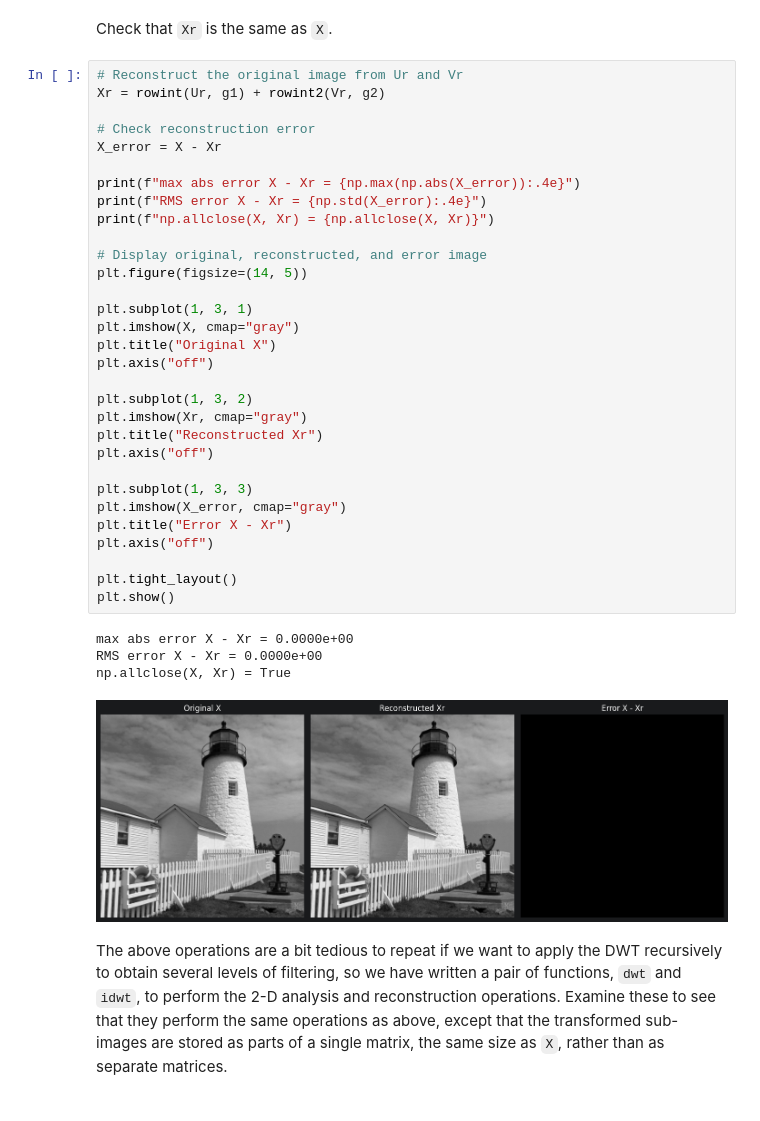
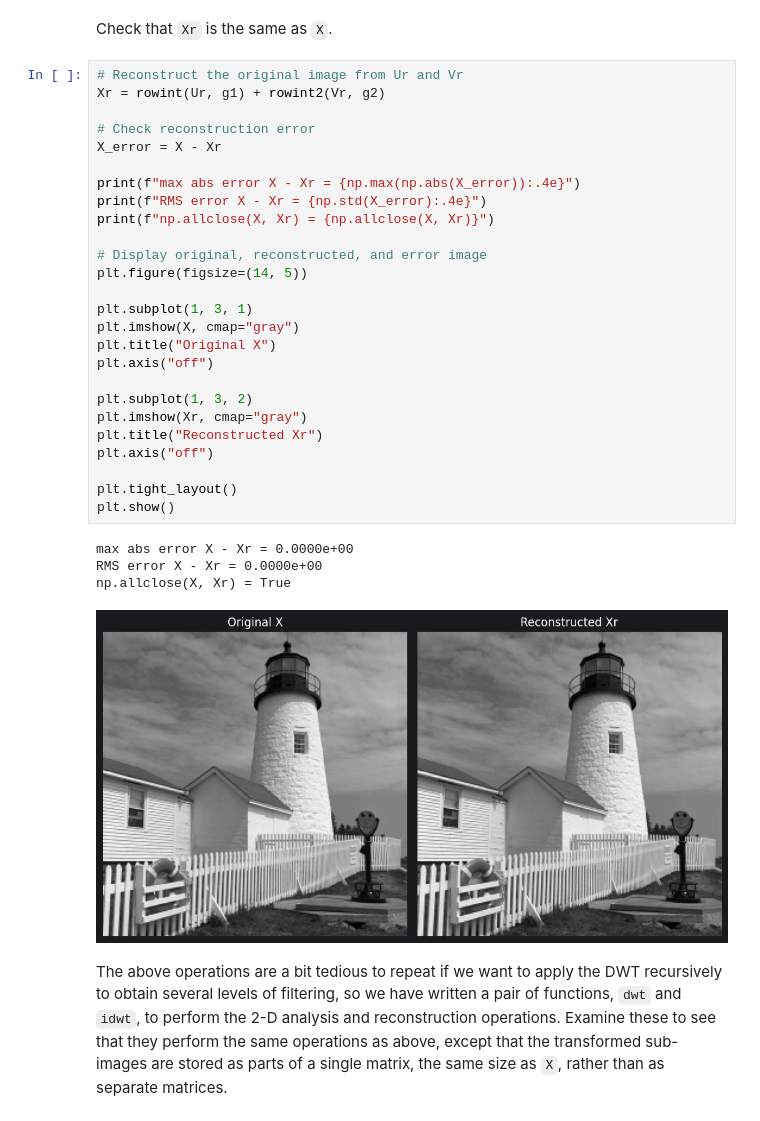
Before and after one commit to dofsdev/SF2, a Jupyter notebook: 9-dwt.ipynb, the cells around one changed output. Cells and saved outputs as stored; diff of their text form.

```diff
--- a/9-dwt.ipynb
+++ b/9-dwt.ipynb
@@ -368,39 +368,34 @@ Check that `Xr` is the same as `X`.
 # %%
 # Reconstruct the original image from Ur and Vr
 Xr = rowint(Ur, g1) + rowint2(Vr, g2)
 
 # Check reconstruction error
 X_error = X - Xr
 
 print(f"max abs error X - Xr = {np.max(np.abs(X_error)):.4e}")
 print(f"RMS error X - Xr = {np.std(X_error):.4e}")
 print(f"np.allclose(X, Xr) = {np.allclose(X, Xr)}")
 
 # Display original, reconstructed, and error image
 plt.figure(figsize=(14, 5))
 
 plt.subplot(1, 3, 1)
 plt.imshow(X, cmap="gray")
 plt.title("Original X")
 plt.axis("off")
 
 plt.subplot(1, 3, 2)
 plt.imshow(Xr, cmap="gray")
 plt.title("Reconstructed Xr")
 plt.axis("off")
 
-plt.subplot(1, 3, 3)
-plt.imshow(X_error, cmap="gray")
-plt.title("Error X - Xr")
-plt.axis("off")
-
 plt.tight_layout()
 plt.show()
 # %% [output]
 max abs error X - Xr = 0.0000e+00
 RMS error X - Xr = 0.0000e+00
 np.allclose(X, Xr) = True
-[figure, old version]
+[figure, new version]
 # %% [markdown]
 The above operations are a bit tedious to repeat if we want to
 apply the DWT recursively to obtain several levels of filtering,
```
Also changed, not shown: parts of 10 cells of this notebook, 2 other files.
